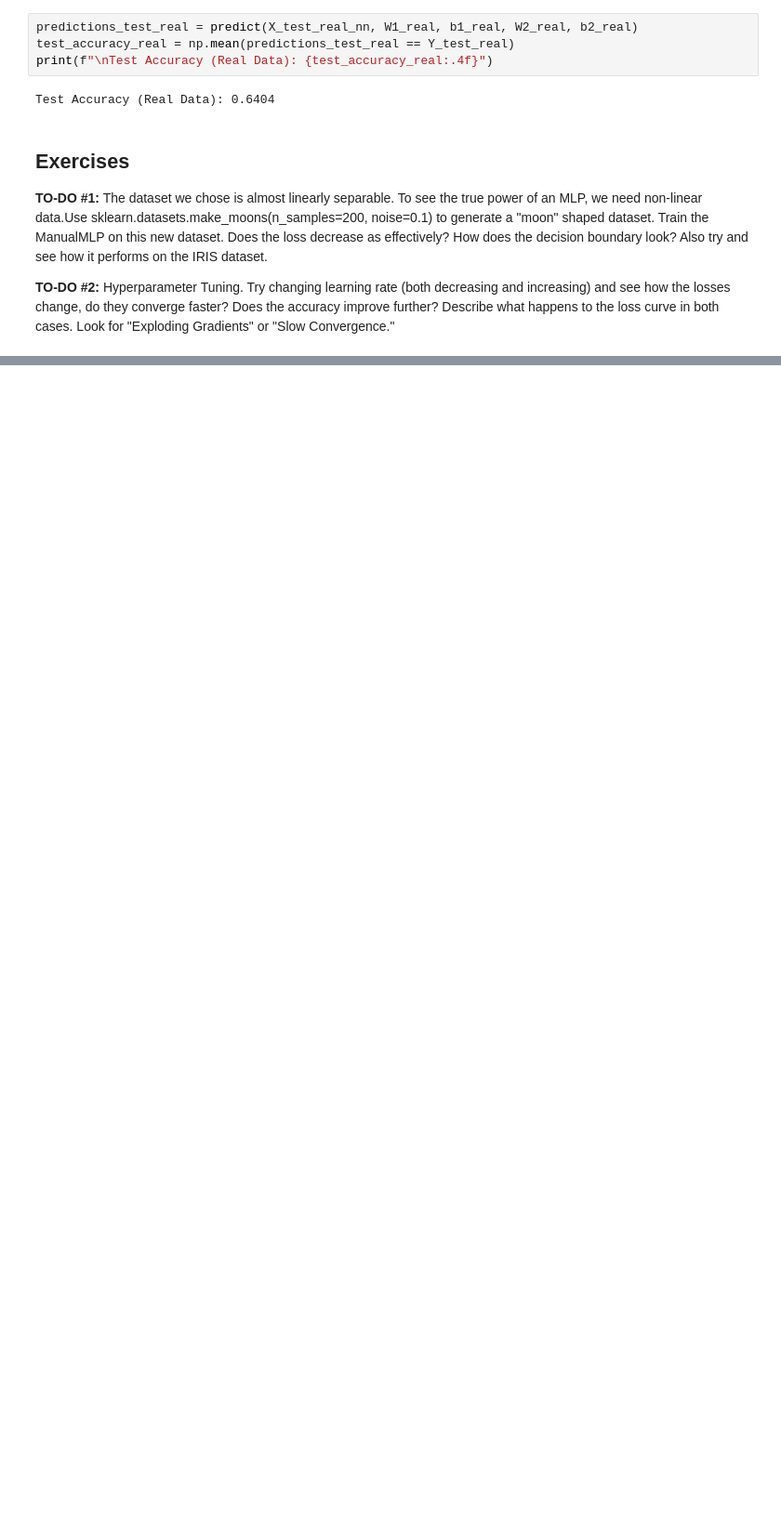
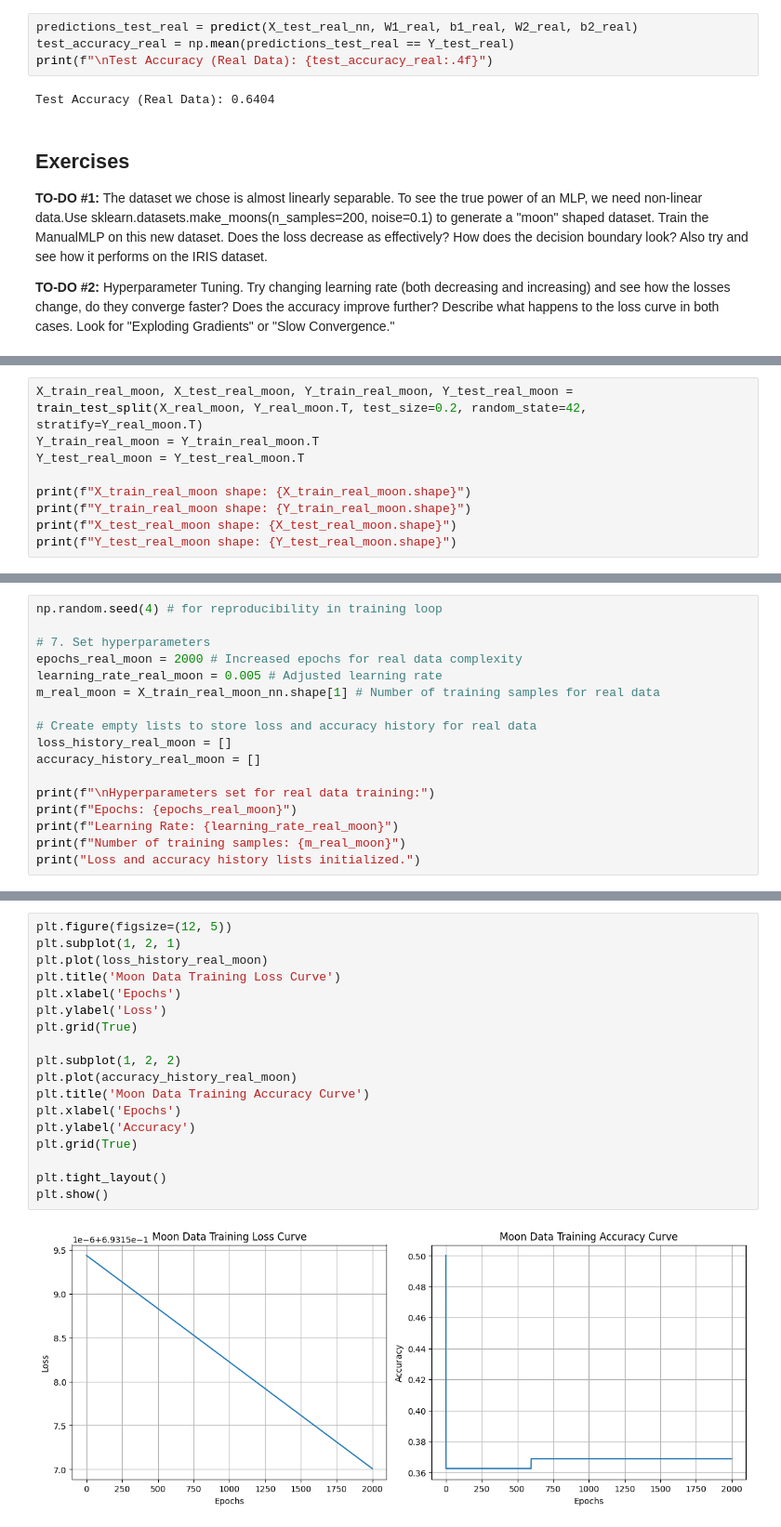
Before and after one commit to puranik1406/FMML_Projects-Labs, a Jupyter notebook: STP_AIML_Module_6_Lab_1.ipynb, the cells around one changed output, grey strips where cells are left out. Shown at 93% size. Drawn from its saved outputs; the diff is of its cells as text; blank space fills up the shorter version.

```diff
--- a/STP_AIML_Module_6_Lab_1.ipynb
+++ b/STP_AIML_Module_6_Lab_1.ipynb
@@ -1038,0 +1054,9 @@ Test Accuracy (Real Data): 0.6404
+# %%
+X_train_real_moon, X_test_real_moon, Y_train_real_moon, Y_test_real_moon = train_test_split(X_real_moon, Y_real_moon.T, test_size=0.2, random_state=42, stratify=Y_real_moon.T)
+Y_train_real_moon = Y_train_real_moon.T
+Y_test_real_moon = Y_test_real_moon.T
+
+print(f"X_train_real_moon shape: {X_train_real_moon.shape}")
+print(f"Y_train_real_moon shape: {Y_train_real_moon.shape}")
+print(f"X_test_real_moon shape: {X_test_real_moon.shape}")
+print(f"Y_test_real_moon shape: {Y_test_real_moon.shape}")
@@ -1038,0 +1114,17 @@ Test Accuracy (Real Data): 0.6404
+# %%
+np.random.seed(4) # for reproducibility in training loop
+
+# 7. Set hyperparameters
+epochs_real_moon = 2000 # Increased epochs for real data complexity
+learning_rate_real_moon = 0.005 # Adjusted learning rate
+m_real_moon = X_train_real_moon_nn.shape[1] # Number of training samples for real data
+
+# Create empty lists to store loss and accuracy history for real data
+loss_history_real_moon = []
+accuracy_history_real_moon = []
+
+print(f"\nHyperparameters set for real data training:")
+print(f"Epochs: {epochs_real_moon}")
+print(f"Learning Rate: {learning_rate_real_moon}")
+print(f"Number of training samples: {m_real_moon}")
+print("Loss and accuracy history lists initialized.")
@@ -1038,0 +1221,20 @@ Test Accuracy (Real Data): 0.6404
+# %%
+plt.figure(figsize=(12, 5))
+plt.subplot(1, 2, 1)
+plt.plot(loss_history_real_moon)
+plt.title('Moon Data Training Loss Curve')
+plt.xlabel('Epochs')
+plt.ylabel('Loss')
+plt.grid(True)
+
+plt.subplot(1, 2, 2)
+plt.plot(accuracy_history_real_moon)
+plt.title('Moon Data Training Accuracy Curve')
+plt.xlabel('Epochs')
+plt.ylabel('Accuracy')
+plt.grid(True)
+
+plt.tight_layout()
+plt.show()
+# %% [output]
+[figure, added]
```
Also changed, not shown: parts of 12 cells of this notebook.
